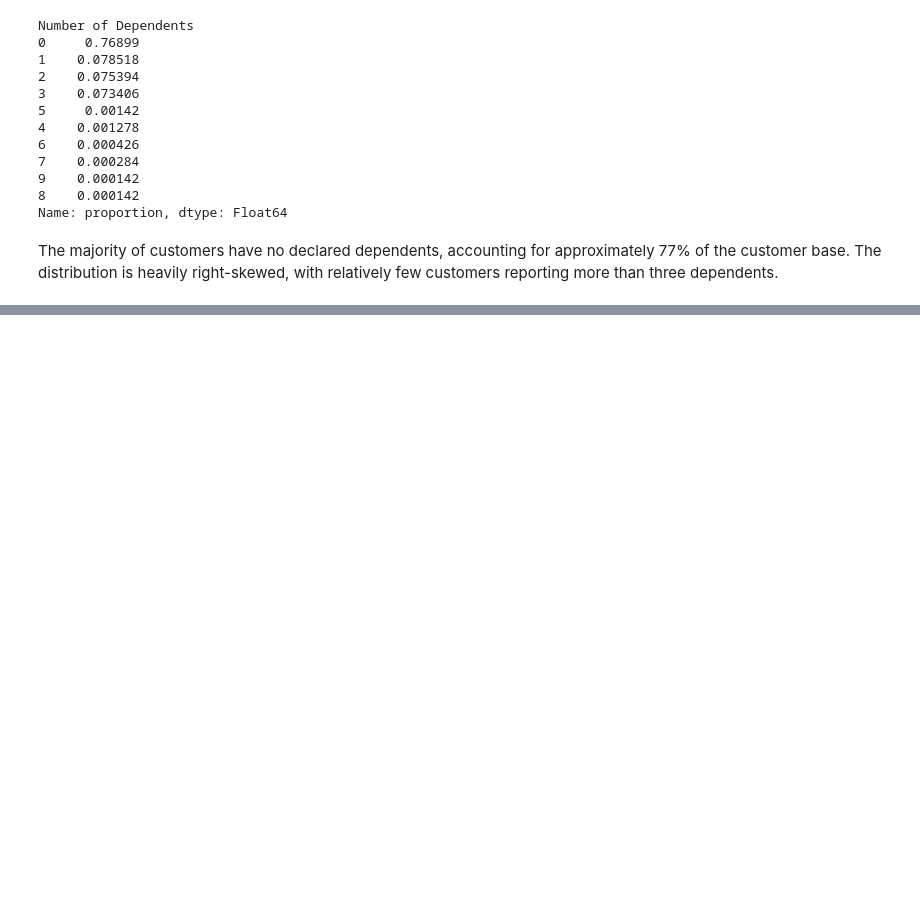
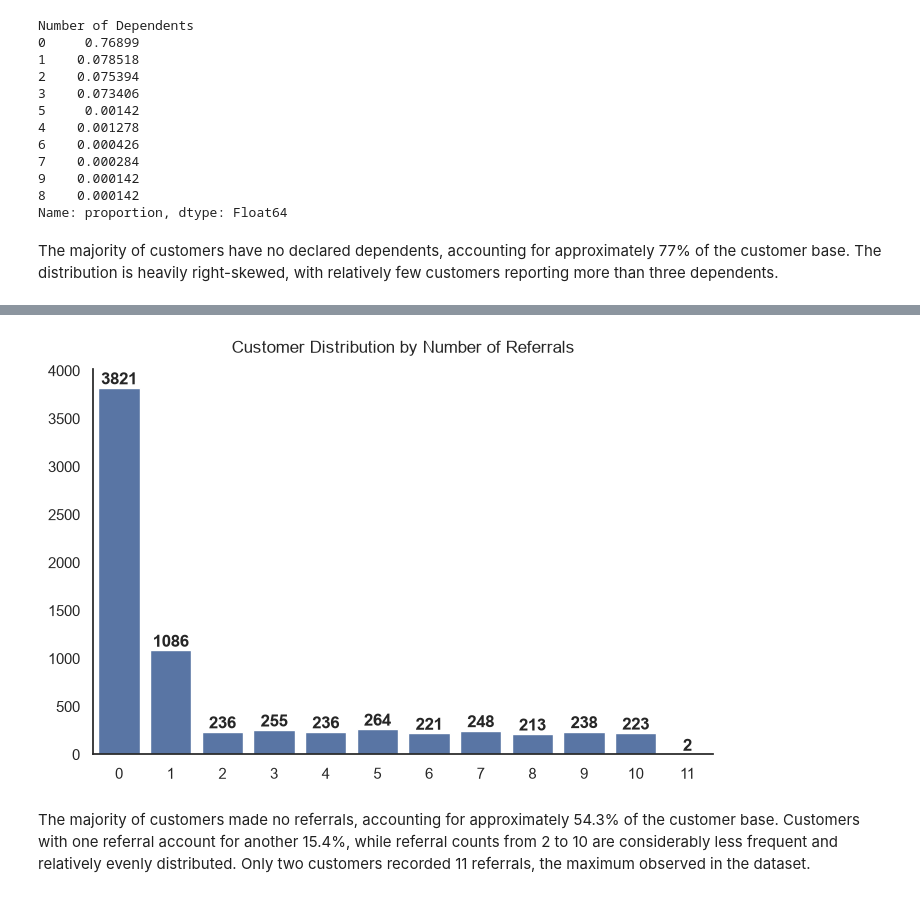
Before and after one commit to pendergataxel/telecom-customer-churn-analysis, a Jupyter notebook: notebooks/02_univariate_analysis.ipynb, the cells around one changed output, grey strips where cells are left out. Cells and saved outputs as stored; diff of their text form; code cells hidden in the pictures; blank space fills up the shorter version.

```diff
--- a/notebooks/02_univariate_analysis.ipynb
+++ b/notebooks/02_univariate_analysis.ipynb
@@ -266,0 +430,18 @@ The majority of customers have no declared dependents, accounting for approximat
+# %%
+plt.figure(figsize=(8, 5))
+
+ax = sns.countplot(
+    churn_df,
+    x='Number of Referrals'
+)
+
+ax.bar_label(ax.containers[0], fontweight='bold')
+plt.title('Customer Distribution by Number of Referrals', pad=12)
+plt.ylabel('')
+plt.xlabel('')
+sns.despine()
+plt.show()
+# %% [output]
+[figure, added]
+# %% [markdown]
+The majority of customers made no referrals, accounting for approximately 54.3% of the customer base. Customers with one referral account for another 15.4%, while referral counts from 2 to 10 are considerably less frequent and relatively evenly distributed. Only two customers recorded 11 referrals, the maximum observed in the dataset.
```
Also changed, not shown: parts of 18 cells of this notebook.
